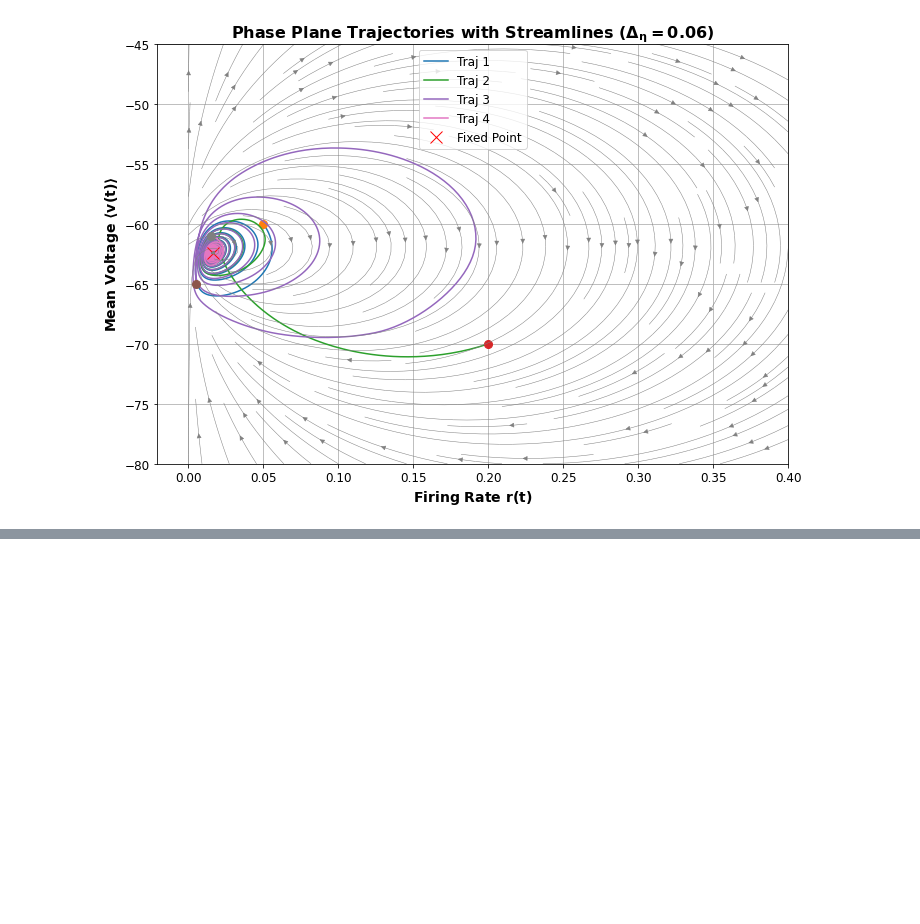
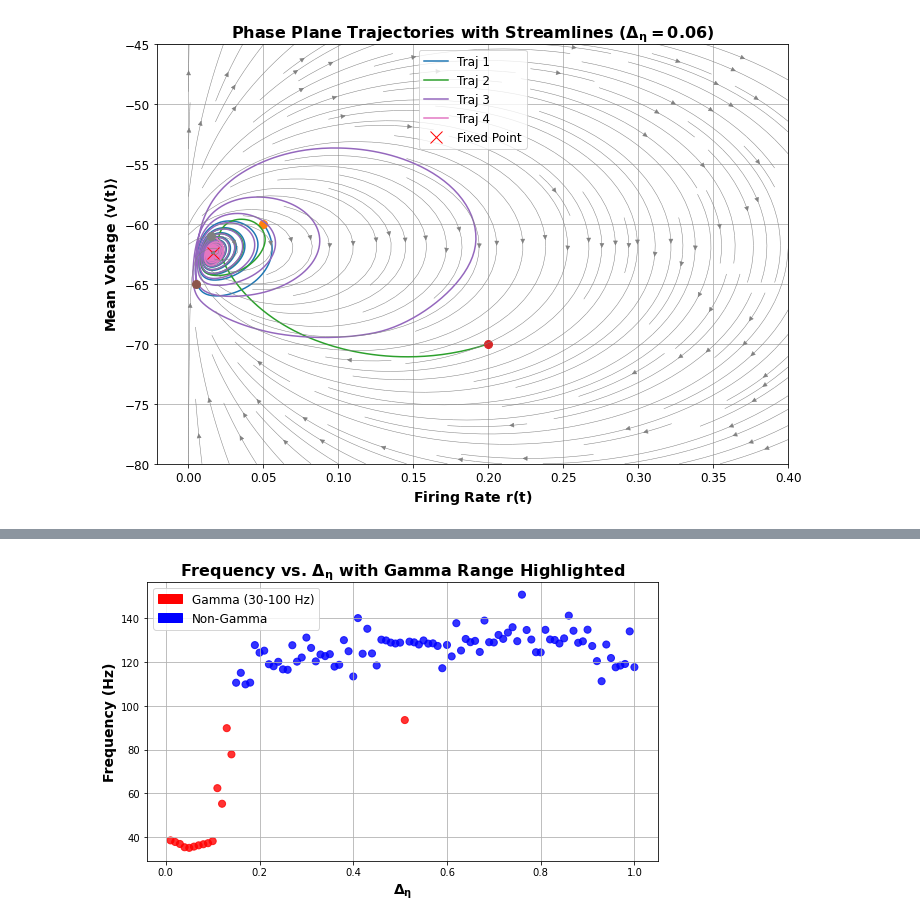
Before and after one commit to davidkelly2002/Final_Year_Thesis_Code, a Jupyter notebook: Bifurcation Analysis (Chapter 4).ipynb, the cells around one changed output, grey strips where cells are left out. Cells and saved outputs as stored; diff of their text form; code cells hidden in the pictures; blank space fills up the shorter version.

```diff
--- a/Bifurcation Analysis (Chapter 4).ipynb
+++ b/Bifurcation Analysis (Chapter 4).ipynb
@@ -1398,0 +1542,63 @@ plt.show()
+# %%
+# Define a range of Delta values:
+delta_test_values = np.linspace(0.0, 1, 101)  # example: 51 steps from 0 to 0.1
+etaBar=0.5
+# Arrays to store results
+frequencies = []
+gamma_range = []
+
+# Pick one specific initial condition (example)
+init_cond = [0.05, -60, -15, 0.1, 0.1]
+
+# Sweep over Delta
+for delta_val in delta_test_values:
+    # Solve the system with one set of initial conditions
+    sol = solve_ivp(
+        mean_field_odes,
+        t_span,
+        init_cond,
+        t_eval=t_eval,
+        args=(etaBar, delta_val)  # pass in your fixed etaBar, but vary Delta
+    )
+
+    # Extract r(t)
+    r_of_t = sol.y[0]
+
+    # Compute frequency (peak-finding method)
+    freq = compute_oscillation_frequency(sol.t, r_of_t, t_transient=300.0)
+    frequencies.append(freq)
+
+    # Check if in gamma band
+    in_gamma = (freq is not None) and (30 <= freq <= 100)
+    gamma_range.append(in_gamma)
+
+# Summarize results in the console
+for val, freq, gamma_flag in zip(delta_test_values, frequencies, gamma_range):
+    if freq is not None:
+        print(f"Delta={val:.4f}, freq={freq:.2f} Hz, in gamma? {gamma_flag}")
+    else:
+        print(f"Delta={val:.4f}, freq=None, no clear peaks")
+
+# Prepare for plotting: replace None with np.nan
+freqs_cleaned = [f if f is not None else np.nan for f in frequencies]
+
+# Create color list: 'red' if gamma_range[i] is True, else 'blue'
+colors = ['red' if g else 'blue' for g in gamma_range]
+
+# Plot
+plt.figure(figsize=(8,5))
+plt.scatter(delta_test_values, freqs_cleaned, c=colors, alpha=0.8, s=50)
+
+plt.xlabel(r'$\mathbf{\Delta_{\eta}}$', fontsize=14, fontweight='bold')
+plt.ylabel('Frequency (Hz)', fontsize=14, fontweight='bold')
+plt.title(r'Frequency vs. $\mathbf{\Delta_{\eta}}$ with Gamma Range Highlighted', fontsize=16, fontweight='bold')
+plt.grid(True)
+
+# Legend for gamma vs. non-gamma
+gamma_patch = mpatches.Patch(color='red', label='Gamma (30-100 Hz)')
+non_gamma_patch = mpatches.Patch(color='blue', label='Non-Gamma')
+plt.legend(handles=[gamma_patch, non_gamma_patch], fontsize=12)
+plt.savefig('Freq_Delta.png')
+plt.tight_layout()
+plt.show()
+# %% [output]
@@ -1398,0 +1622 @@ plt.show()
+[figure, added]
```
Also changed, not shown: parts of 5 cells of this notebook, 2 other files.
